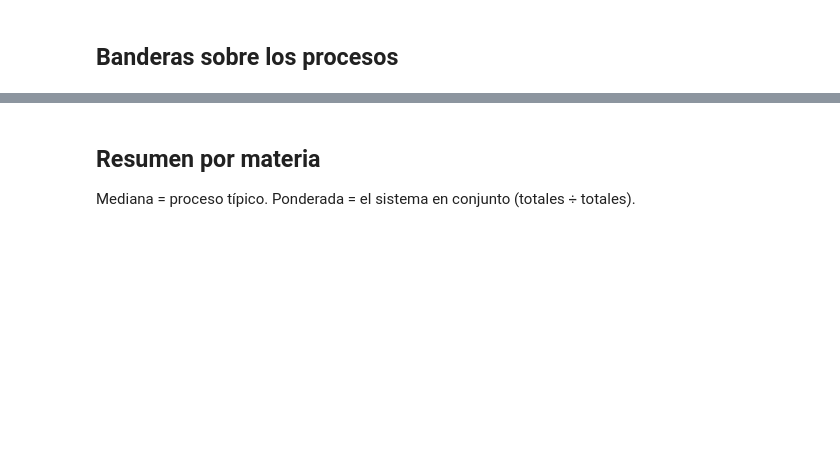
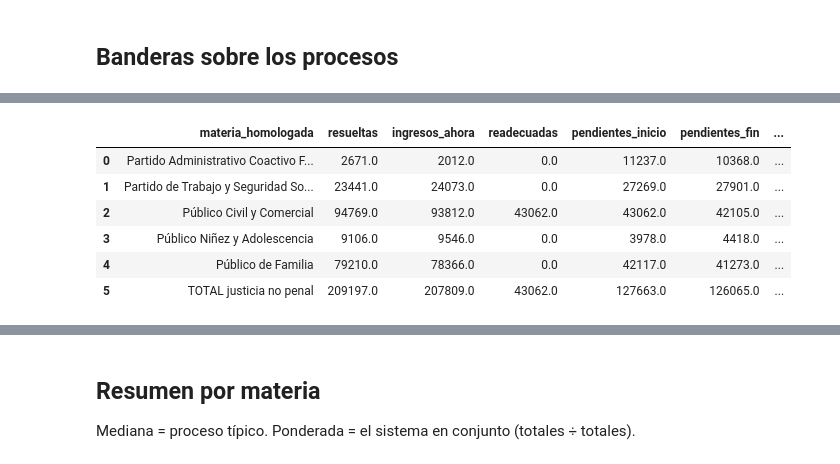
Before and after one commit to krilinxito/congestion-judicial-bolivia, a Jupyter notebook: notebooks/10_indicadores_congestion.ipynb, the cells around one changed output, grey strips where cells are left out. Cells and saved outputs as stored; diff of their text form; code cells hidden in the pictures; blank space fills up the shorter version.

```diff
--- a/notebooks/10_indicadores_congestion.ipynb
+++ b/notebooks/10_indicadores_congestion.ipynb
@@ -56,3 +117,33 @@ flag_sin_movimiento 415 procesos (25.1%)
+# %%
+t = proc.assign(readecuadas=proc["readecuadas_ley_439"].fillna(0))
+por_materia = t.groupby("materia_homologada").agg(
+    resueltas=("resueltas", "sum"),
+    ingresos_ahora=("ingresos_totales", "sum"),
+    readecuadas=("readecuadas", "sum"),
+    pendientes_inicio=("pendientes_inicio_efectivo", "sum"),
+    pendientes_fin=("pendientes_fin", "sum"),
+    procesos_mora_ahora=("flag_acumula_mora", "sum"),
+)
+por_materia["procesos_mora_antes"] = t.assign(
+    antes=(t["tasa_resolucion_con_readecuadas"] < 1).fillna(False)).groupby("materia_homologada")["antes"].sum()
+total = por_materia.sum(numeric_only=True)
+por_materia.loc["TOTAL justicia no penal"] = total
+por_materia["tasa_antes"] = por_materia["resueltas"] / (por_materia["ingresos_ahora"] + por_materia["readecuadas"])
+por_materia["tasa_ahora"] = por_materia["resueltas"] / por_materia["ingresos_ahora"]
+por_materia["variacion_stock_anual"] = por_materia["pendientes_fin"] - por_materia["pendientes_inicio"]
+por_materia = por_materia.reset_index().rename(columns={"index": "materia_homologada"})
+por_materia.to_csv(OUT_EDA / "efecto_correccion_readecuadas.csv", index=False, encoding="utf-8")
+# La tasa anterior reproduce el titular que se había publicado: 209.197 / 250.871 = 83,39 %.
+assert round(por_materia.iloc[-1]["tasa_antes"] * 100, 2) == 83.39
+por_materia
+# %% [output]
+|  | materia_homologada | resueltas | ingresos_ahora | readecuadas | pendientes_inicio | pendientes_fin | ... |
+| 0 | Partido Administrativo Coactivo F... | 2671.0 | 2012.0 | 0.0 | 11237.0 | 10368.0 | ... |
+| 1 | Partido de Trabajo y Seguridad So... | 23441.0 | 24073.0 | 0.0 | 27269.0 | 27901.0 | ... |
+| 2 | Público Civil y Comercial | 94769.0 | 93812.0 | 43062.0 | 43062.0 | 42105.0 | ... |
+| 3 | Público Niñez y Adolescencia | 9106.0 | 9546.0 | 0.0 | 3978.0 | 4418.0 | ... |
+| 4 | Público de Familia | 79210.0 | 78366.0 | 0.0 | 42117.0 | 41273.0 | ... |
+| 5 | TOTAL justicia no penal | 209197.0 | 207809.0 | 43062.0 | 127663.0 | 126065.0 | ... |
 # %%
 aporte = proc[[c for c in COLUMNAS_INGRESOS if c in proc.columns]].fillna(0).sum()
 aporte = aporte[aporte > 0].sort_values()
```
Also changed, not shown: parts of 11 cells of this notebook, 14 other files.
